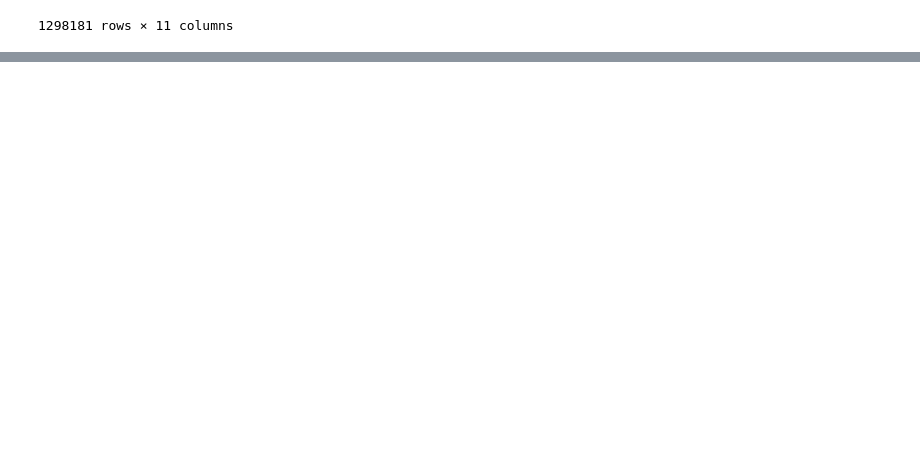
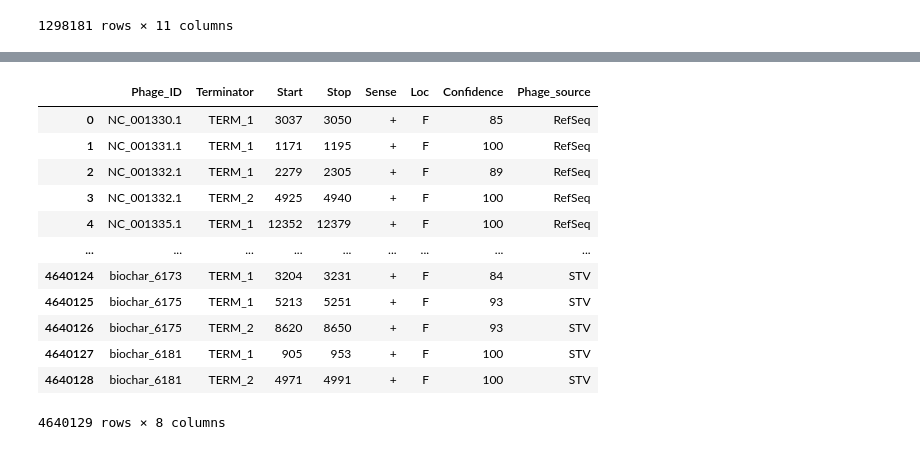
Before and after one commit to ThibaultSchowing/PBI-Scope, a Jupyter notebook: workflow/notebooks/expl_2_PhageScope.ipynb, the cells around one changed output, grey strips where cells are left out. Drawn from its saved outputs; the diff is of its cells as text; code cells hidden in the pictures; blank space fills up the shorter version.

```diff
--- a/workflow/notebooks/expl_2_PhageScope.ipynb
+++ b/workflow/notebooks/expl_2_PhageScope.ipynb
@@ -266,0 +265,16 @@ phage_virulent_factor_metadata
+# %%
+transcription_terminator_metadata
+# %% [output]
+|  | Phage_ID | Terminator | Start | Stop | Sense | Loc | Confidence | Phage_source |
+| 0 | NC_001330.1 | TERM_1 | 3037 | 3050 | + | F | 85 | RefSeq |
+| 1 | NC_001331.1 | TERM_1 | 1171 | 1195 | + | F | 100 | RefSeq |
+| 2 | NC_001332.1 | TERM_1 | 2279 | 2305 | + | F | 89 | RefSeq |
+| 3 | NC_001332.1 | TERM_2 | 4925 | 4940 | + | F | 100 | RefSeq |
+| 4 | NC_001335.1 | TERM_1 | 12352 | 12379 | + | F | 100 | RefSeq |
+| ... | ... | ... | ... | ... | ... | ... | ... | ... |
+| 4640124 | biochar_6173 | TERM_1 | 3204 | 3231 | + | F | 84 | STV |
+| 4640125 | biochar_6175 | TERM_1 | 5213 | 5251 | + | F | 93 | STV |
+| 4640126 | biochar_6175 | TERM_2 | 8620 | 8650 | + | F | 93 | STV |
+| 4640127 | biochar_6181 | TERM_1 | 905 | 953 | + | F | 100 | STV |
+| 4640128 | biochar_6181 | TERM_2 | 4971 | 4991 | + | F | 100 | STV |
+4640129 rows × 8 columns
```
Also changed, not shown: parts of 2 cells of this notebook, 17 other files.
